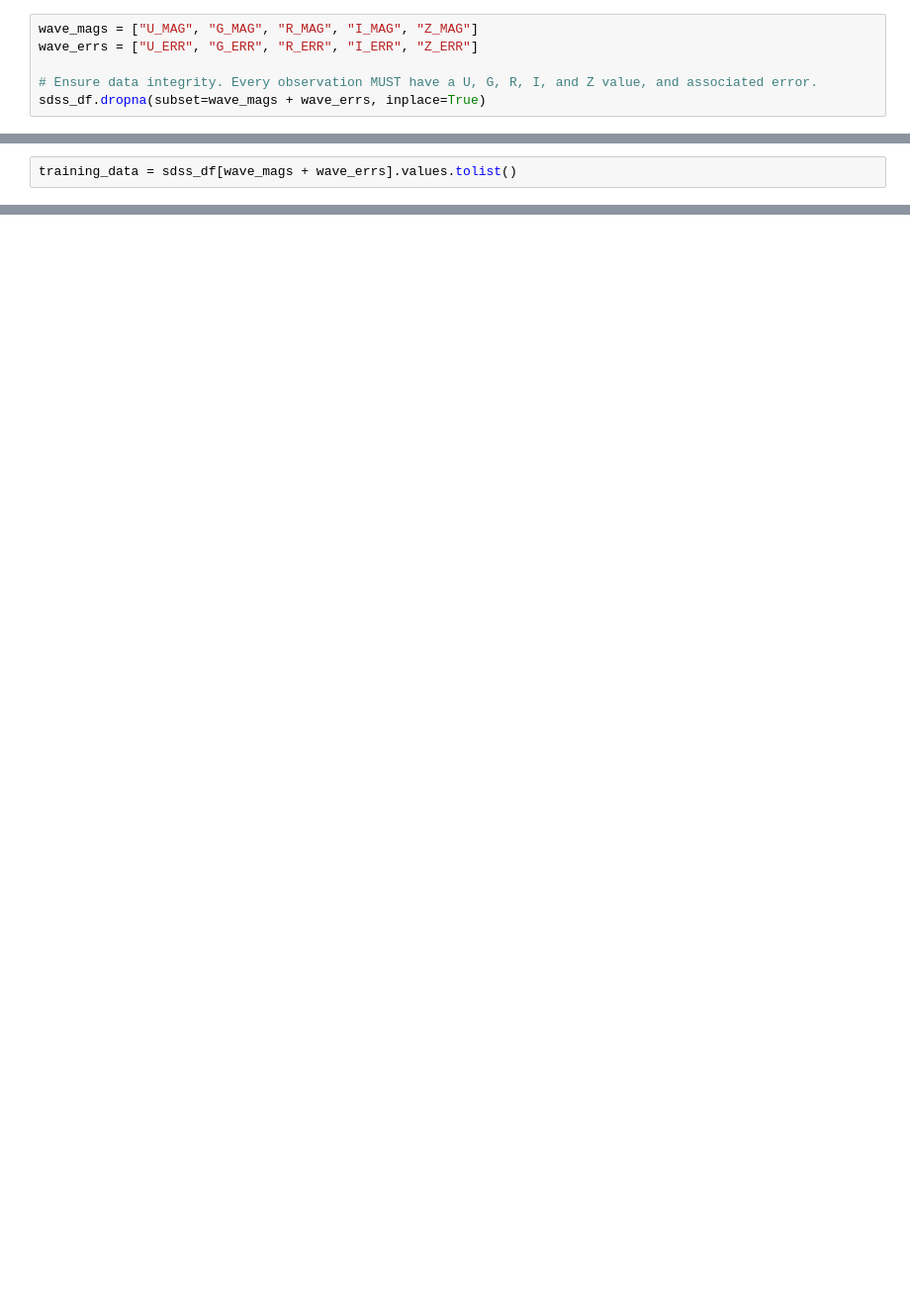
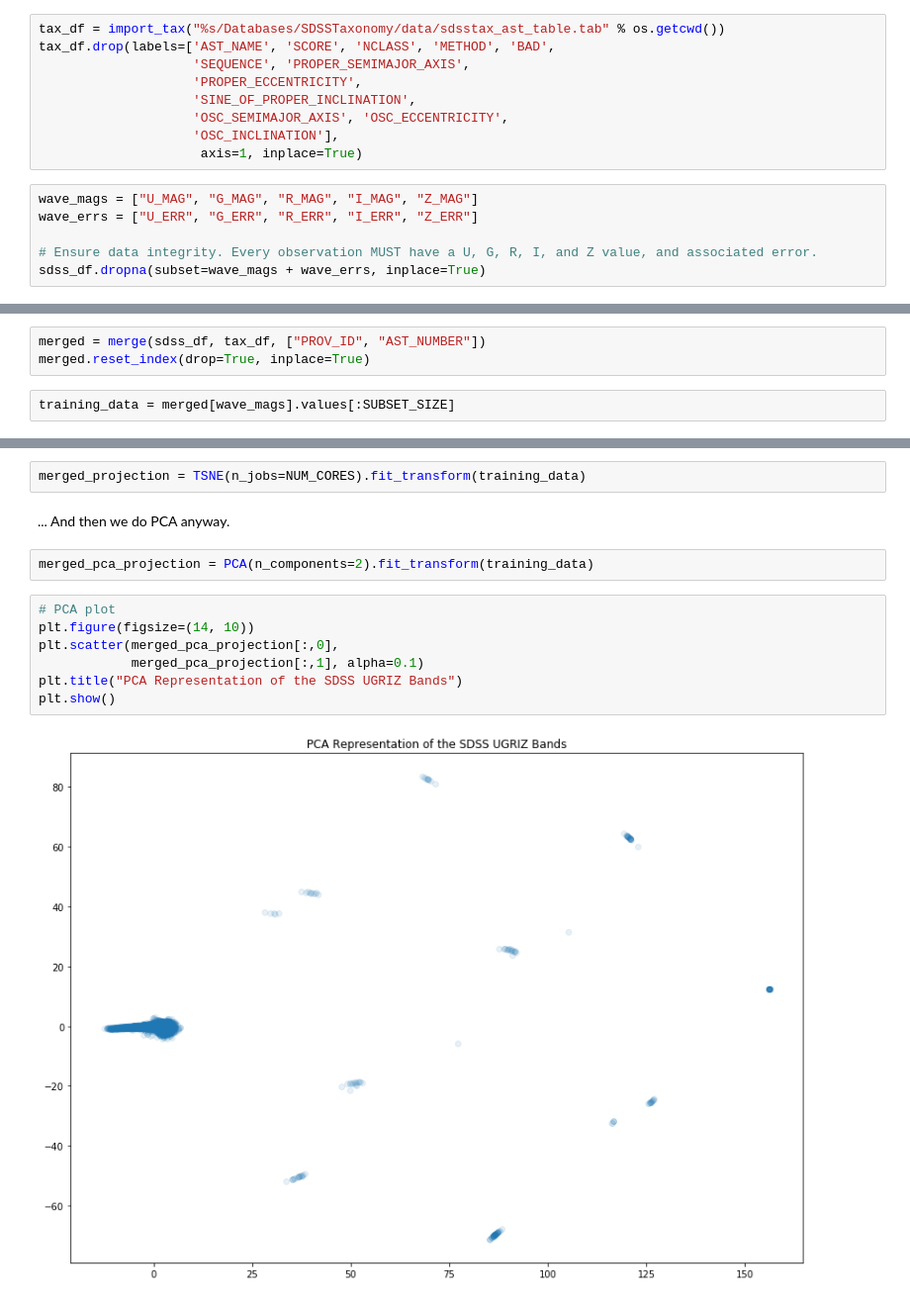
Before and after one commit to Nyctanthous/C-SMASH, a Jupyter notebook: presentation.ipynb, the cells around one changed output, grey strips where cells are left out. Shown at 99% size. Drawn from its saved outputs; the diff is of its cells as text; blank space fills up the shorter version.

```diff
--- a/presentation.ipynb
+++ b/presentation.ipynb
@@ -35,6 +54,15 @@ sdss_df.drop(labels=['OBJ_ID_RUN', 'OBJ_ID_COL', 'OBJ_ID_FIELD',
                      'A_MAG', 'A_ERR', 'SMOC_ID', 'PHASE', 'D_COUNTER',
                      'TOTAL_D_COUNT'],
                      axis=1, inplace=True)
+# %%
+tax_df = import_tax("%s/Databases/SDSSTaxonomy/data/sdsstax_ast_table.tab" % os.getcwd())
+tax_df.drop(labels=['AST_NAME', 'SCORE', 'NCLASS', 'METHOD', 'BAD',
+                    'SEQUENCE', 'PROPER_SEMIMAJOR_AXIS',
+                    'PROPER_ECCENTRICITY',
+                    'SINE_OF_PROPER_INCLINATION',
+                    'OSC_SEMIMAJOR_AXIS', 'OSC_ECCENTRICITY',
+                    'OSC_INCLINATION'],
+                     axis=1, inplace=True)
 # %%
 wave_mags = ["U_MAG", "G_MAG", "R_MAG", "I_MAG", "Z_MAG"]
 wave_errs = ["U_ERR", "G_ERR", "R_ERR", "I_ERR", "Z_ERR"]
@@ -68,2 +72,5 @@ sdss_df
+# %%
+merged = merge(sdss_df, tax_df, ["PROV_ID", "AST_NUMBER"])
+merged.reset_index(drop=True, inplace=True)
 # %%
-training_data = sdss_df[wave_mags + wave_errs].values.tolist()
+training_data = merged[wave_mags].values[:SUBSET_SIZE]
@@ -82,0 +80,15 @@ plot_5d(sdss_df["G_MAG"], sdss_df["Z_MAG"], sdss_df["I_MAG"], sdss_df["U_MAG"],
+# %%
+merged_projection = TSNE(n_jobs=NUM_CORES).fit_transform(training_data)
+# %% [markdown]
+... And then we do PCA anyway.
+# %%
+merged_pca_projection = PCA(n_components=2).fit_transform(training_data)
+# %%
+# PCA plot
+plt.figure(figsize=(14, 10))
+plt.scatter(merged_pca_projection[:,0],
+            merged_pca_projection[:,1], alpha=0.1)
+plt.title("PCA Representation of the SDSS UGRIZ Bands")
+plt.show()
+# %% [output]
+[figure, added]
```
Also changed, not shown: parts of 47 cells of this notebook, 1 other file.
